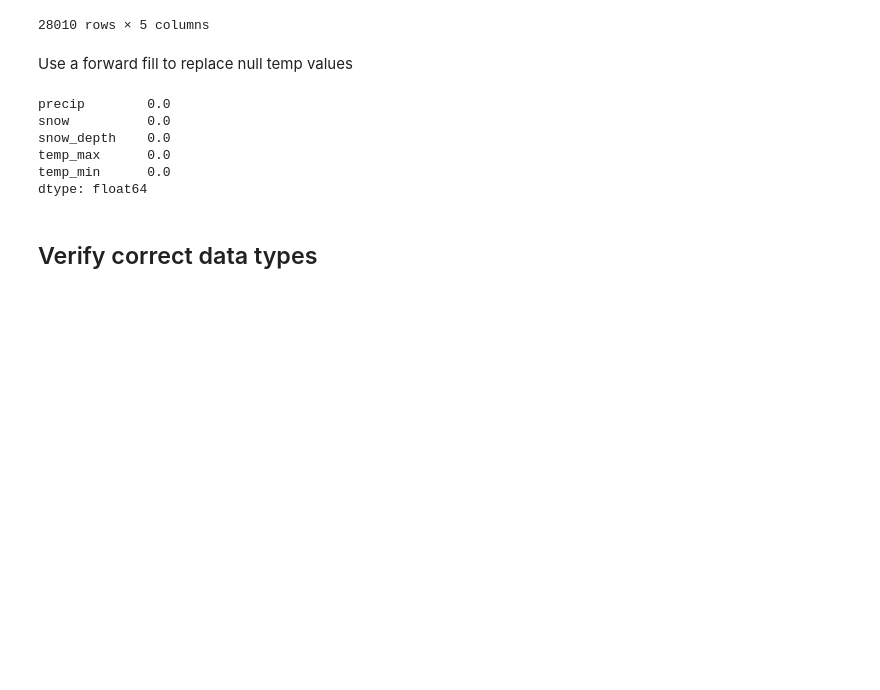
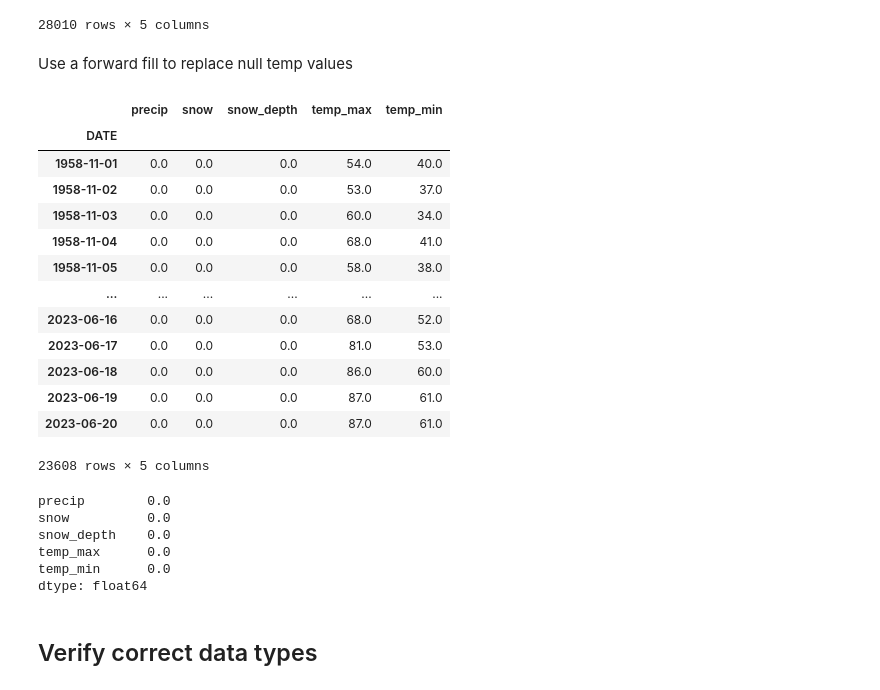
Before and after one commit to davidw102403/weather_prediction, a Jupyter notebook: model.ipynb, the cells around one changed output. Drawn from its saved outputs; the diff is of its cells as text; code cells hidden in the pictures; blank space fills up the shorter version.

```diff
--- a/model.ipynb
+++ b/model.ipynb
@@ -183,4 +183,23 @@ core_weather
 28010 rows × 5 columns
 # %% [markdown]
 Use a forward fill to replace null temp values
+# %%
+# cut off the NAN daterange for temp
+core_weather = core_weather.dropna(subset=["temp_min", "temp_max"])
+core_weather
+# %% [output]
+|  | precip | snow | snow_depth | temp_max | temp_min |
+| DATE |  |  |  |  |  |
+| 1958-11-01 | 0.0 | 0.0 | 0.0 | 54.0 | 40.0 |
+| 1958-11-02 | 0.0 | 0.0 | 0.0 | 53.0 | 37.0 |
+| 1958-11-03 | 0.0 | 0.0 | 0.0 | 60.0 | 34.0 |
+| 1958-11-04 | 0.0 | 0.0 | 0.0 | 68.0 | 41.0 |
+| 1958-11-05 | 0.0 | 0.0 | 0.0 | 58.0 | 38.0 |
+| ... | ... | ... | ... | ... | ... |
+| 2023-06-16 | 0.0 | 0.0 | 0.0 | 68.0 | 52.0 |
+| 2023-06-17 | 0.0 | 0.0 | 0.0 | 81.0 | 53.0 |
+| 2023-06-18 | 0.0 | 0.0 | 0.0 | 86.0 | 60.0 |
+| 2023-06-19 | 0.0 | 0.0 | 0.0 | 87.0 | 61.0 |
+| 2023-06-20 | 0.0 | 0.0 | 0.0 | 87.0 | 61.0 |
+23608 rows × 5 columns
 # %%
```
Also changed, not shown: parts of 10 cells of this notebook.
